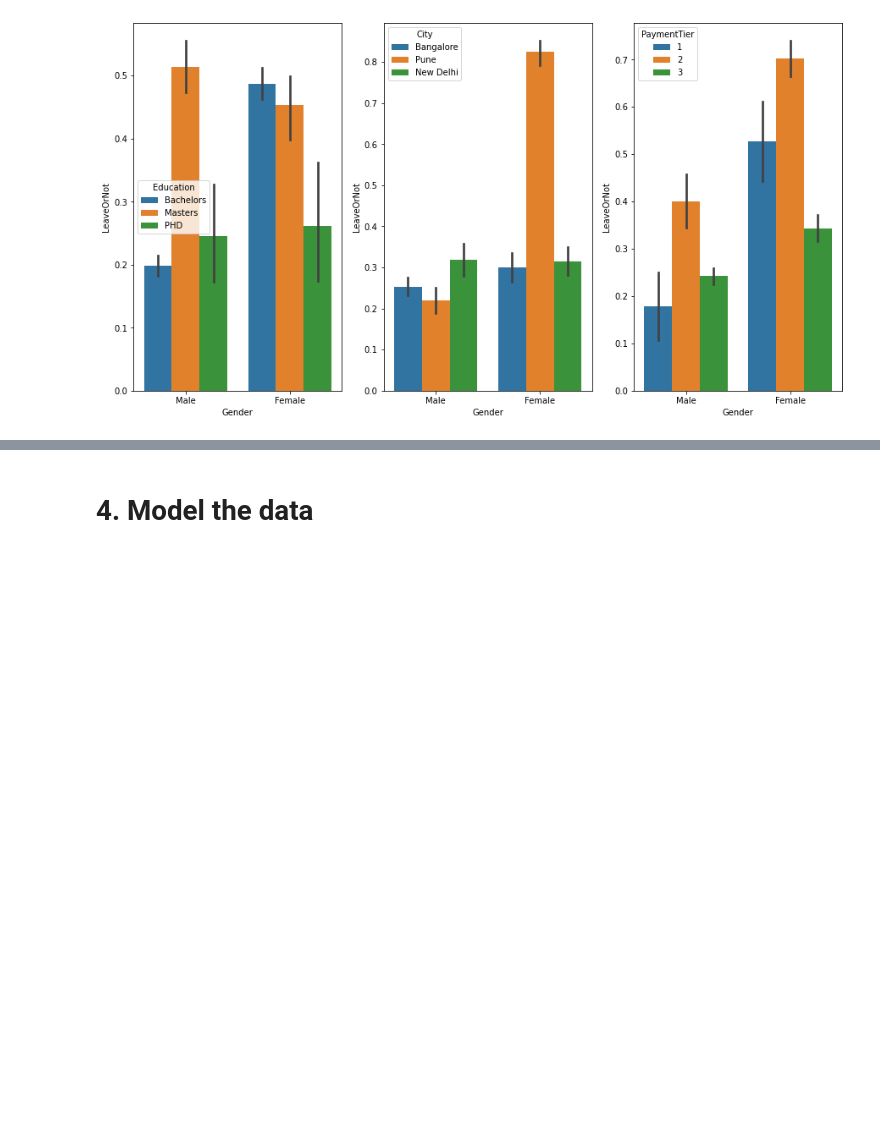
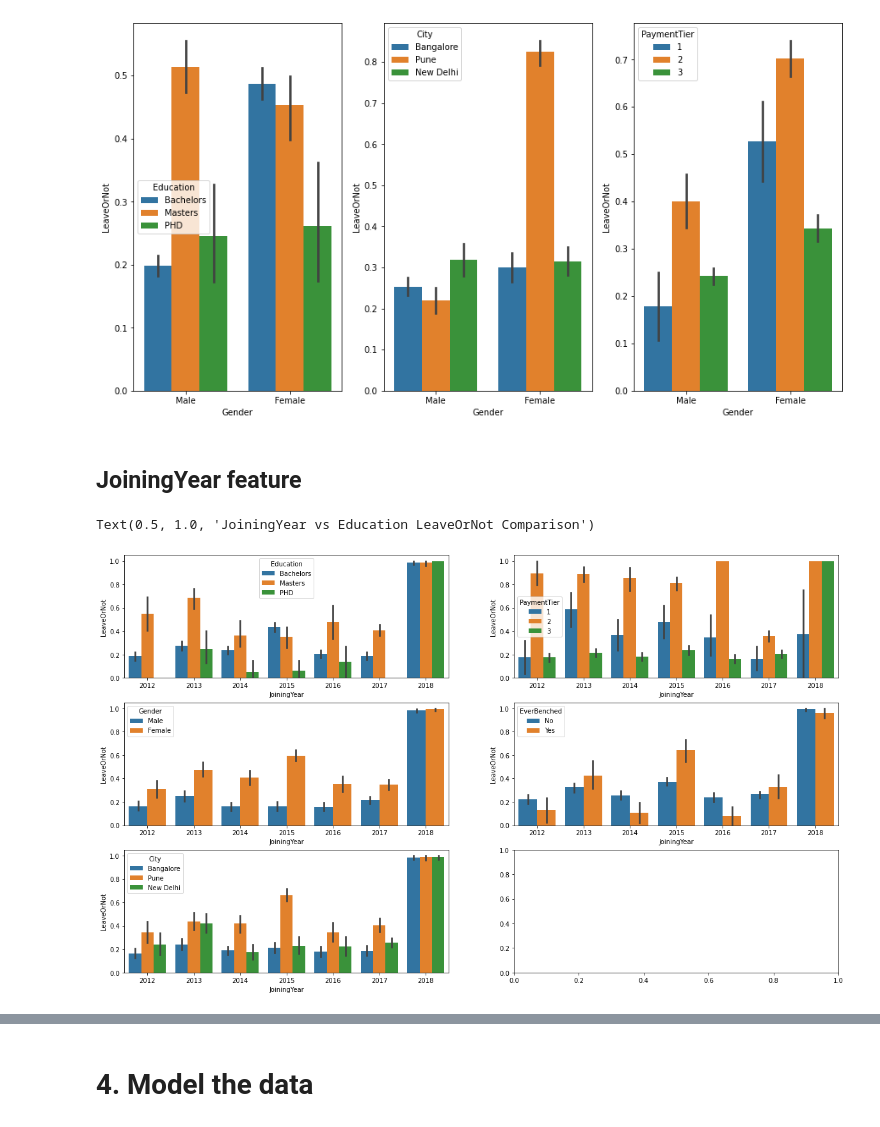
Before and after one commit to bochendong/CS9637A, a Jupyter notebook: 9637a.ipynb, the cells around one changed output, grey strips where cells are left out. Drawn from its saved outputs; the diff is of its cells as text; code cells hidden in the pictures; blank space fills up the shorter version.

```diff
--- a/9637a.ipynb
+++ b/9637a.ipynb
@@ -252,3 +260,25 @@ axis1.set_title('Gender vs PaymentTier LeaveOrNot Comparison')
 # %% [output]
 Text(0.5, 1.0, 'Sex vs IsAlone Survival Comparison')
 [figure]
+# %% [markdown]
+## JoiningYear feature
+# %%
+# JoiningYear City PaymentTier Age ExperienceInCurrentDomain LeaveOrNot Gender EverBenched Education
+fig, qaxis = plt.subplots(3,2,figsize=(20,12))
+sns.barplot(x = 'JoiningYear', y = 'LeaveOrNot', hue = 'City', data=data, ax = qaxis[2][0])
+axis1.set_title('JoiningYear vs Education LeaveOrNot Comparison')
+
+sns.barplot(x = 'JoiningYear', y = 'LeaveOrNot', hue = 'PaymentTier', data=data, ax  = qaxis[0][1])
+axis1.set_title('JoiningYear vs City LeaveOrNot Comparison')
+
+sns.barplot(x = 'JoiningYear', y = 'LeaveOrNot', hue = 'Gender', data=data, ax  = qaxis[1][0])
+axis1.set_title('JoiningYear vs PaymentTier LeaveOrNot Comparison')
+
+sns.barplot(x = 'JoiningYear', y = 'LeaveOrNot', hue = 'EverBenched', data=data, ax  = qaxis[1][1])
+axis1.set_title('Gender vs EverBenched LeaveOrNot Comparison')
+
+sns.barplot(x = 'JoiningYear', y = 'LeaveOrNot', hue = 'Education', data=data, ax  = qaxis[0][0])
+axis1.set_title('JoiningYear vs Education LeaveOrNot Comparison')
+# %% [output]
+Text(0.5, 1.0, 'JoiningYear vs Education LeaveOrNot Comparison')
+[figure, added]
```
Also changed, not shown: parts of 11 cells of this notebook.
